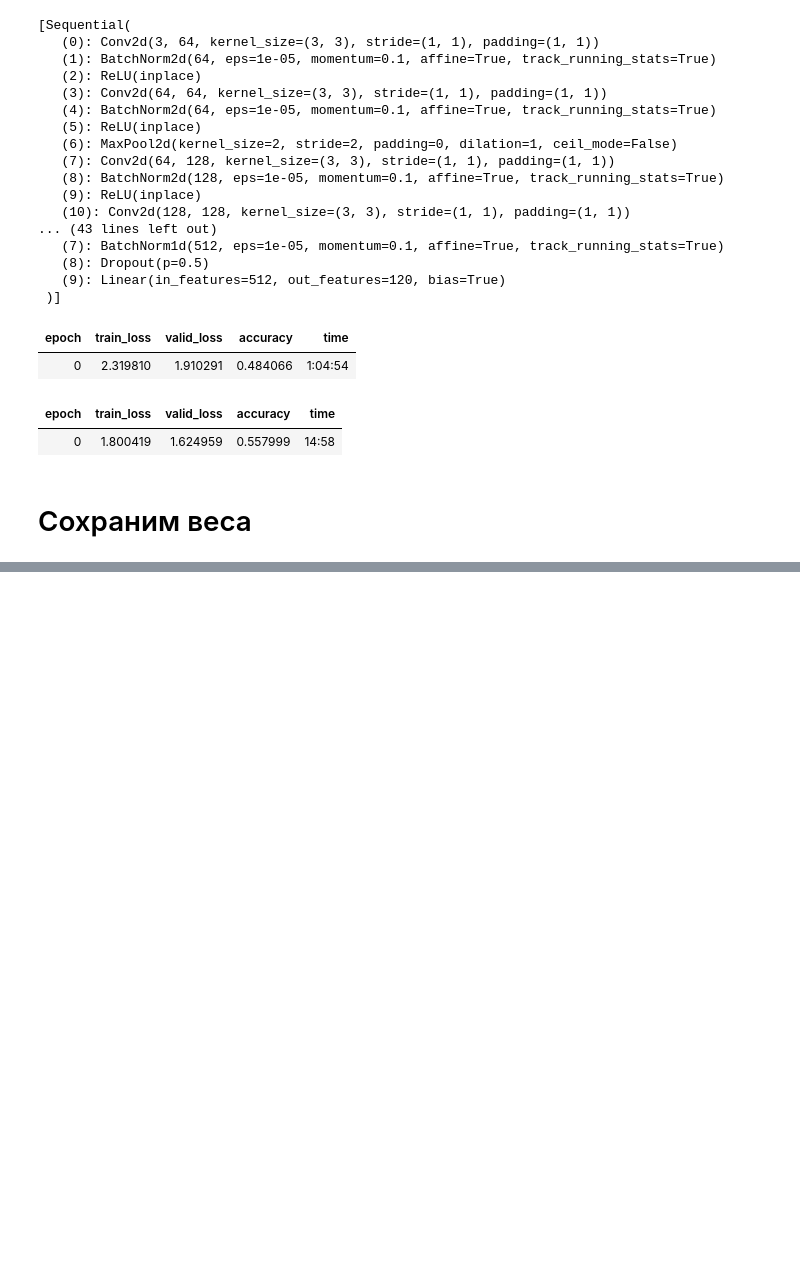
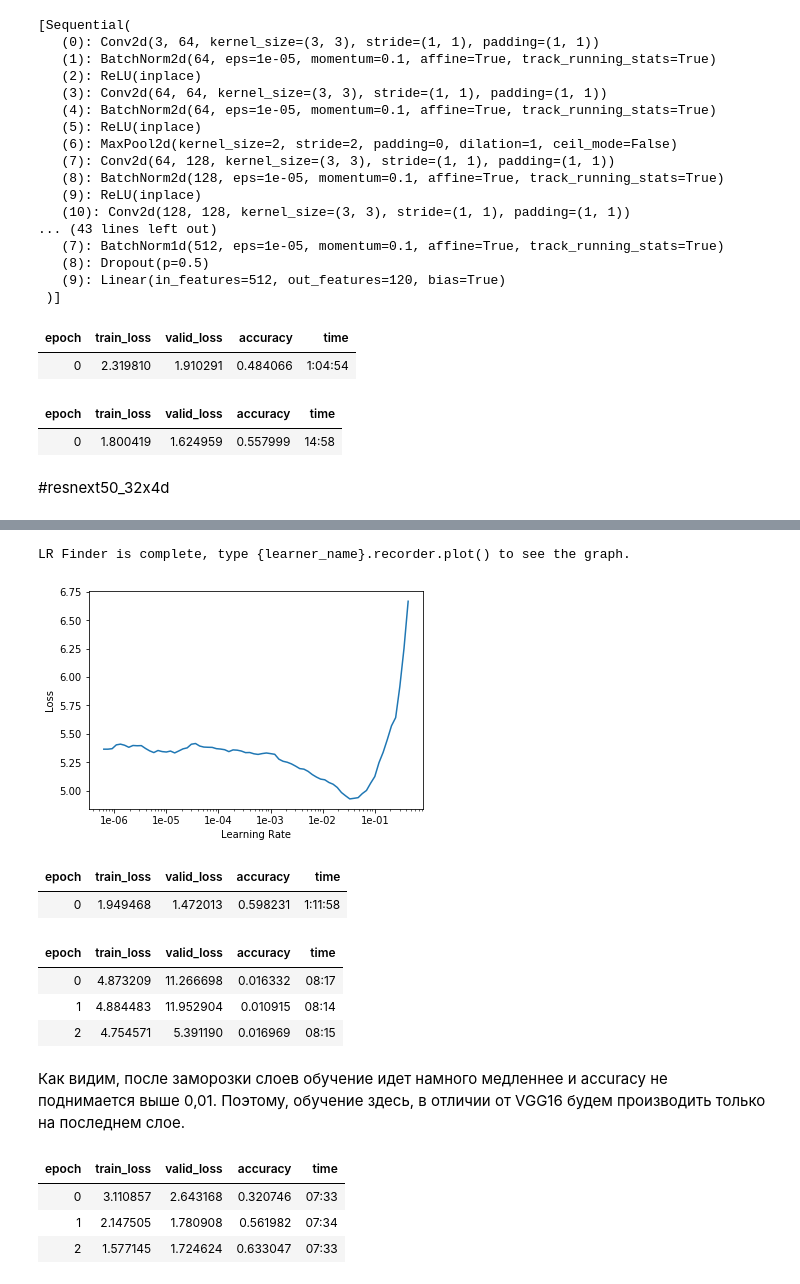
Before and after one commit to 154King154/bot_classify, a Jupyter notebook: dlschool_project/model/ModelResearch.ipynb, the cells around one changed output, grey strips where cells are left out. Cells and saved outputs as stored; diff of their text form; code cells hidden in the pictures; blank space fills up the shorter version.

```diff
--- a/dlschool_project/model/ModelResearch.ipynb
+++ b/dlschool_project/model/ModelResearch.ipynb
@@ -117,5 +121,3 @@ model.fit_one_cycle(1, [1e-4, 1e-3, 1e-2])
 # %% [output]
 | epoch | train_loss | valid_loss | accuracy | time |
 | 0 | 1.800419 | 1.624959 | 0.557999 | 14:58 |
-# %% [markdown]
- # Сохраним веса
@@ -123,0 +124,8 @@ model.export()
+# %% [markdown]
+#resnext50_32x4d
+# %%
+model_resnext = create_cnn(data, torchvision.models.resnext50_32x4d, metrics=accuracy)
+# %%
+model_resnext.lr_find()
+model_resnext.recorder.plot()
+# %% [output]
@@ -123,0 +133,18 @@ model.export()
+LR Finder is complete, type {learner_name}.recorder.plot() to see the graph.
+[figure, added]
+# %%
+model_resnext.fit_one_cycle(1, 1e-02)
+# %% [output]
+| epoch | train_loss | valid_loss | accuracy | time |
+| 0 | 1.949468 | 1.472013 | 0.598231 | 1:11:58 |
+# %%
+model_resnext.unfreeze()
+model_resnext.fit_one_cycle(3, [1e-3, 1e-2])
+model_resnext.export()
+# %% [output]
+| epoch | train_loss | valid_loss | accuracy | time |
+| 0 | 4.873209 | 11.266698 | 0.016332 | 08:17 |
+| 1 | 4.884483 | 11.952904 | 0.010915 | 08:14 |
+| 2 | 4.754571 | 5.391190 | 0.016969 | 08:15 |
+# %% [markdown]
+Как видим, после заморозки слоев обучение идет намного медленнее и accuracy не поднимается выше 0,01. Поэтому, обучение здесь, в отличии от VGG16 будем производить только на последнем слое.
@@ -123,0 +153,7 @@ model.export()
+# %%
+model_resnext.fit_one_cycle(3, 1e-02)
+# %% [output]
+| epoch | train_loss | valid_loss | accuracy | time |
+| 0 | 3.110857 | 2.643168 | 0.320746 | 07:33 |
+| 1 | 2.147505 | 1.780908 | 0.561982 | 07:34 |
+| 2 | 1.577145 | 1.724624 | 0.633047 | 07:33 |
```
Also changed, not shown: parts of 12 cells of this notebook, 2 other files.
